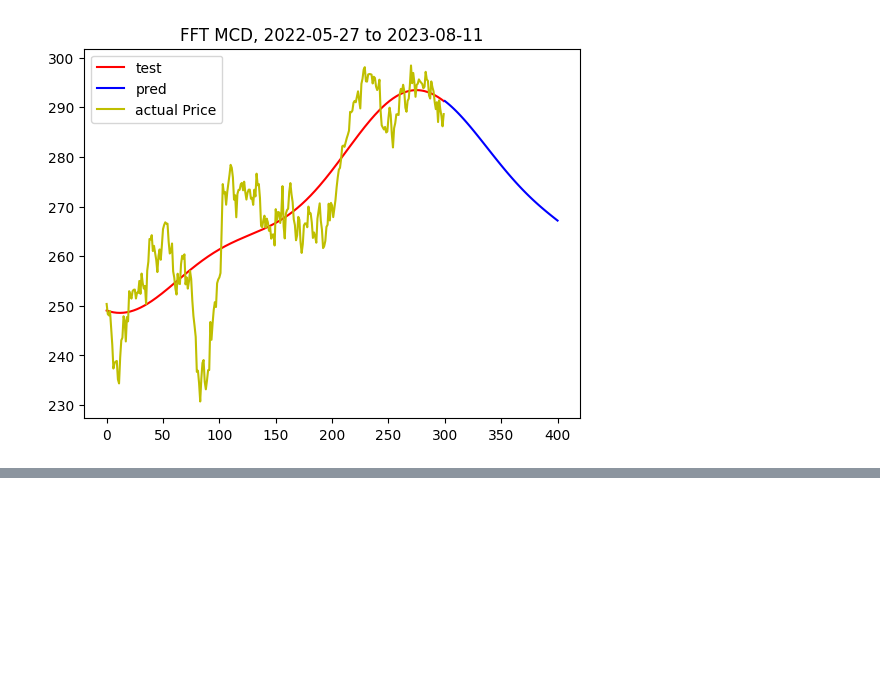
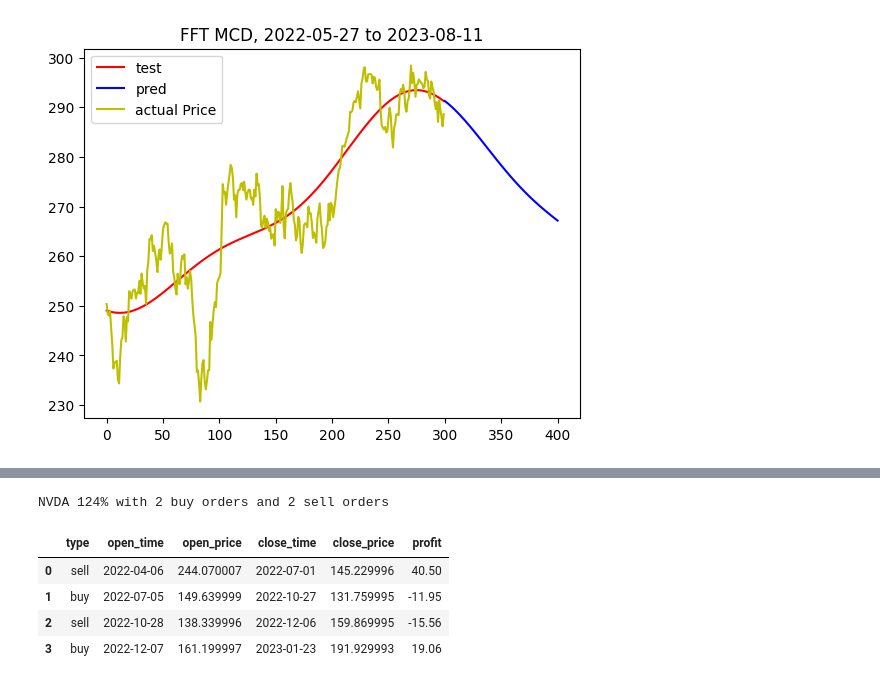
Before and after one commit to tsungyou/CDP_ZacksRank_TW1000, a Jupyter notebook: Backtest/FFT_trigFit.ipynb, the cells around one changed output, grey strips where cells are left out. Cells and saved outputs as stored; diff of their text form; code cells hidden in the pictures; blank space fills up the shorter version.

```diff
--- a/Backtest/FFT_trigFit.ipynb
+++ b/Backtest/FFT_trigFit.ipynb
@@ -288,0 +291,76 @@ im
+# %%
+def get_signal(df):
+    if df["EMA_20"] - df["EMA_60"] > 0:
+# df['linreg'] > 0.2
+        return 1
+    else:
+        return 0
+df['Signal'] = df.apply(get_signal, axis=1)
+current = 0
+log_profit = 1
+order = None
+orders_buy = 0
+orders_sell = 0
+df_output = []
+df_temp_output = []
+for i in range(len(df['Signal'])):
+    if df['Signal'][i] == 1 and order == None:
+        open_price = df['close'][i]
+        order = "buy"
+        df_temp_output.append(order)
+        df_temp_output.append(list(df.index)[i].strftime("%Y-%m-%d"))
+        df_temp_output.append(open_price)
+    elif df['Signal'][i] == 0 and order == "buy":
+        close_price = df['close'][i]
+        profit = (close_price - open_price)/open_price
+        log_profit *= (1+profit)
+        order = None
+        orders_buy += 1
+        df_temp_output.append(list(df.index)[i].strftime("%Y-%m-%d"))
+        df_temp_output.append(close_price)
+        df_temp_output.append(round(profit*100, 2))
+        df_output.append(df_temp_output)
+        df_temp_output = []
+    elif df['Signal'][i] == 0 and order == None:
+        open_price = df['close'][i]
+        order = 'sell'
+        df_temp_output.append(order)
+        df_temp_output.append(list(df.index)[i].strftime("%Y-%m-%d"))
+        df_temp_output.append(open_price)
+    elif df['Signal'][i] == 1 and order == 'sell':
+        close_price = df['close'][i]
+        profit = -(close_price - open_price)/open_price
+        log_profit *= (1+profit)
+        order = None
+        orders_sell += 1
+        df_temp_output.append(list(df.index)[i].strftime("%Y-%m-%d"))
+        df_temp_output.append(close_price)
+        df_temp_output.append(round(profit*100, 2))
+        df_output.append(df_temp_output)
+        df_temp_output = []
+if order == 'buy' or order == 'sell':
+    close_price = df['close'][-1]
+    if order == 'sell':
+        profit = -(close_price - open_price)/open_price
+        log_profit *= (1+profit)
+        orders_sell += 1
+    elif order == 'buy':
+        profit = (close_price - open_price)/open_price
+        log_profit *= (1+profit)
+        orders_buy += 1
+    df_temp_output.append(list(df.index)[i].strftime("%Y-%m-%d"))
+    df_temp_output.append(close_price)
+    df_temp_output.append(round(profit*100, 2))
+    df_output.append(df_temp_output)
+    df_temp_output = []
+    order = None
+print(f"{ticker} {int(log_profit*100)}% with {orders_buy} buy orders and {orders_sell} sell orders")
+df_final = pd.DataFrame(df_output, columns=['type', 'open_time', 'open_price', 'close_time', 'close_price', 'profit'])
+df_final
+# %% [output]
+NVDA 124% with 2 buy orders and 2 sell orders
+|  | type | open_time | open_price | close_time | close_price | profit |
+| 0 | sell | 2022-04-06 | 244.070007 | 2022-07-01 | 145.229996 | 40.50 |
+| 1 | buy | 2022-07-05 | 149.639999 | 2022-10-27 | 131.759995 | -11.95 |
+| 2 | sell | 2022-10-28 | 138.339996 | 2022-12-06 | 159.869995 | -15.56 |
+| 3 | buy | 2022-12-07 | 161.199997 | 2023-01-23 | 191.929993 | 19.06 |
```
Also changed, not shown: parts of 4 cells of this notebook, 9 other files.
